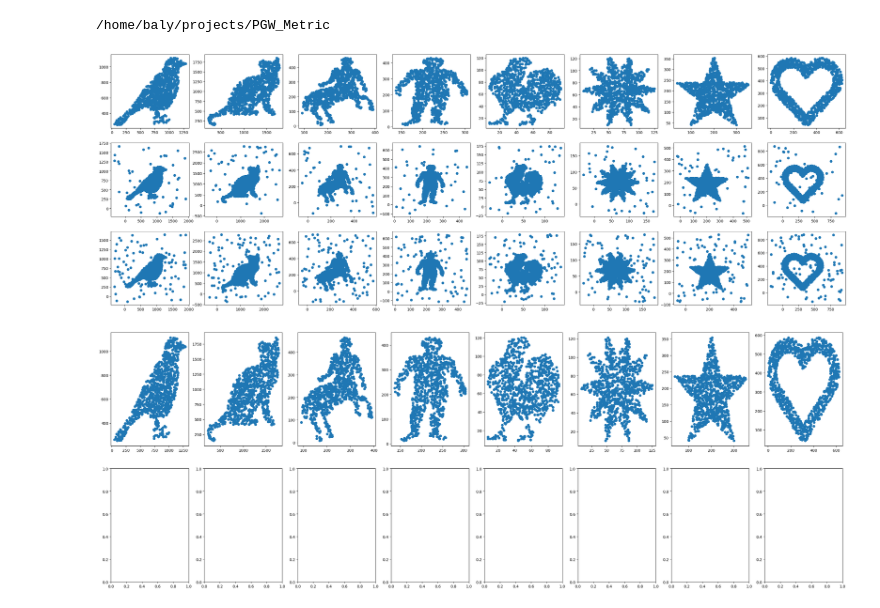
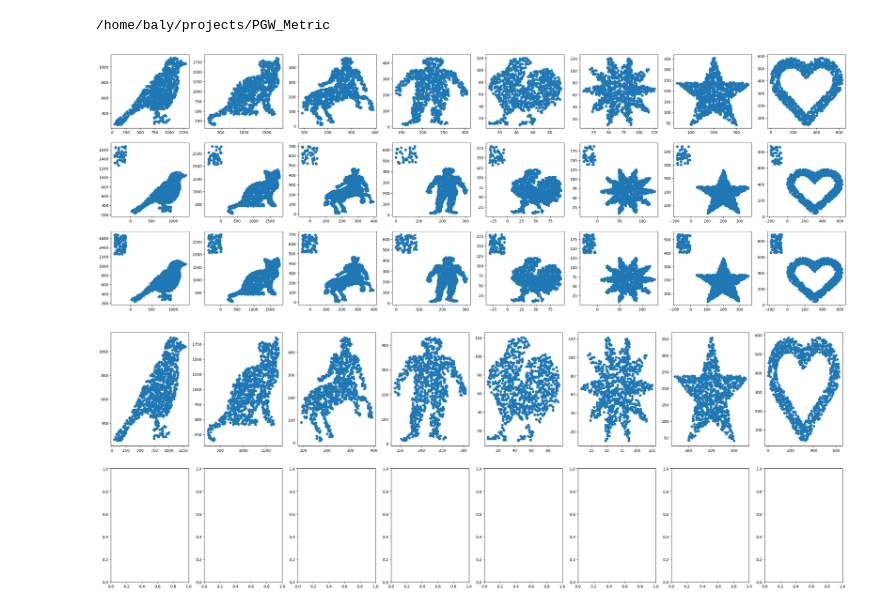
Before and after one commit to mint-vu/PGW_Metric, a Jupyter notebook: barycenter.ipynb, the cells around one changed output. Cells and saved outputs as stored; diff of their text form; code cells hidden in the pictures.

```diff
--- a/barycenter.ipynb
+++ b/barycenter.ipynb
@@ -769,20 +769,20 @@ def mpgw_barycenters(
     else:
         return C
 # %%
-with open('interpolation/noise_0_point_cloud_1000.npy', 'rb') as f1:
-    clean = np.load(f1)
-with open('interpolation/noise_5_point_cloud_1000.npy', 'rb') as f2:
+with open('interpolation/noise_p0_point_cloud_1000.npy', 'rb') as f1:
+    noise_0 = np.load(f1)
+with open('interpolation/noise_p5_point_cloud_1000.npy', 'rb') as f2:
     noise_5 = np.load(f2)
-with open('interpolation/noise_10_point_cloud_1000.npy', 'rb') as f3:
+with open('interpolation/noise_p10_point_cloud_1000.npy', 'rb') as f3:
     noise_10 = np.load(f3)
 fig, ax = plt.subplots(3, 8, figsize=(35, 12))
 for i in range(8):
     ax[0, i].scatter(clean[i][:,0], clean[i][:,1])
     ax[1, i].scatter(noise_5[i][:,0], noise_5[i][:,1])
     ax[2, i].scatter(noise_10[i][:,0], noise_10[i][:,1])
 plt.show()
 # %% [output]
-[figure, old version]
+[figure, new version]
 # %%
 fig, ax = plt.subplots(2, 8, figsize=(35, 12))
 for i in range(8):
```
Also changed, not shown: parts of 3 cells of this notebook, 14 other files.
